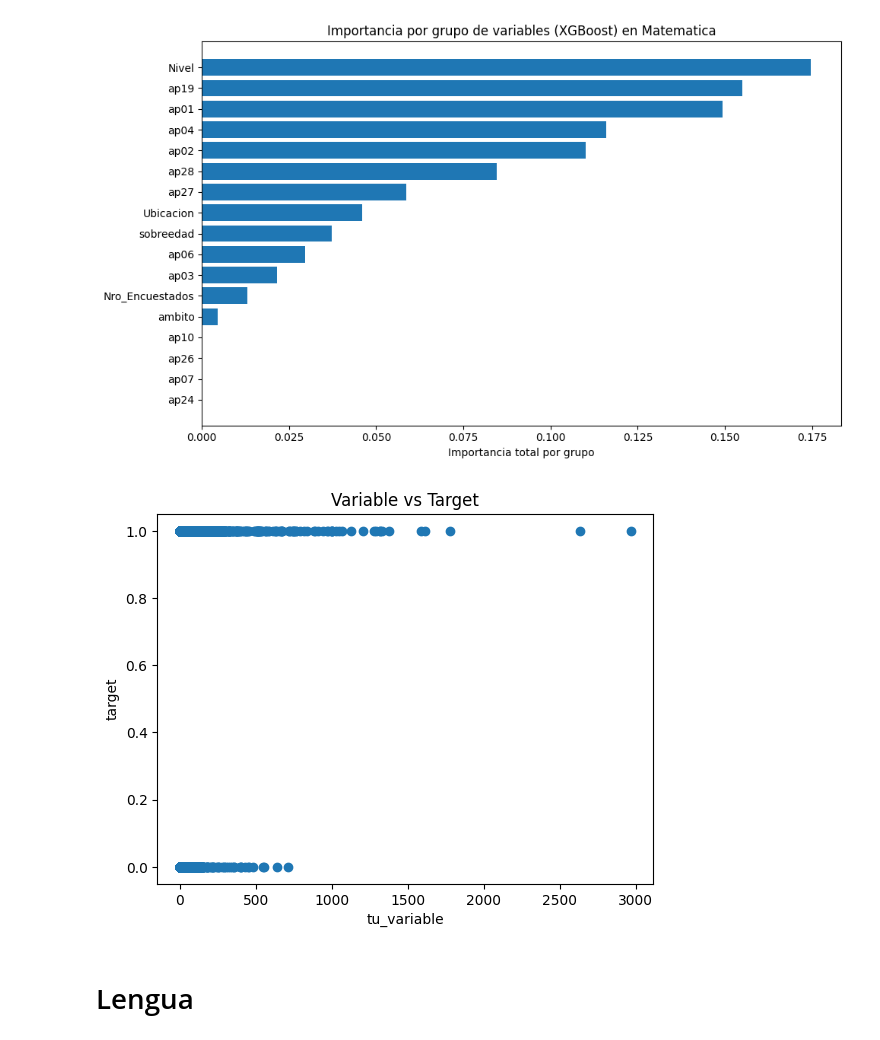
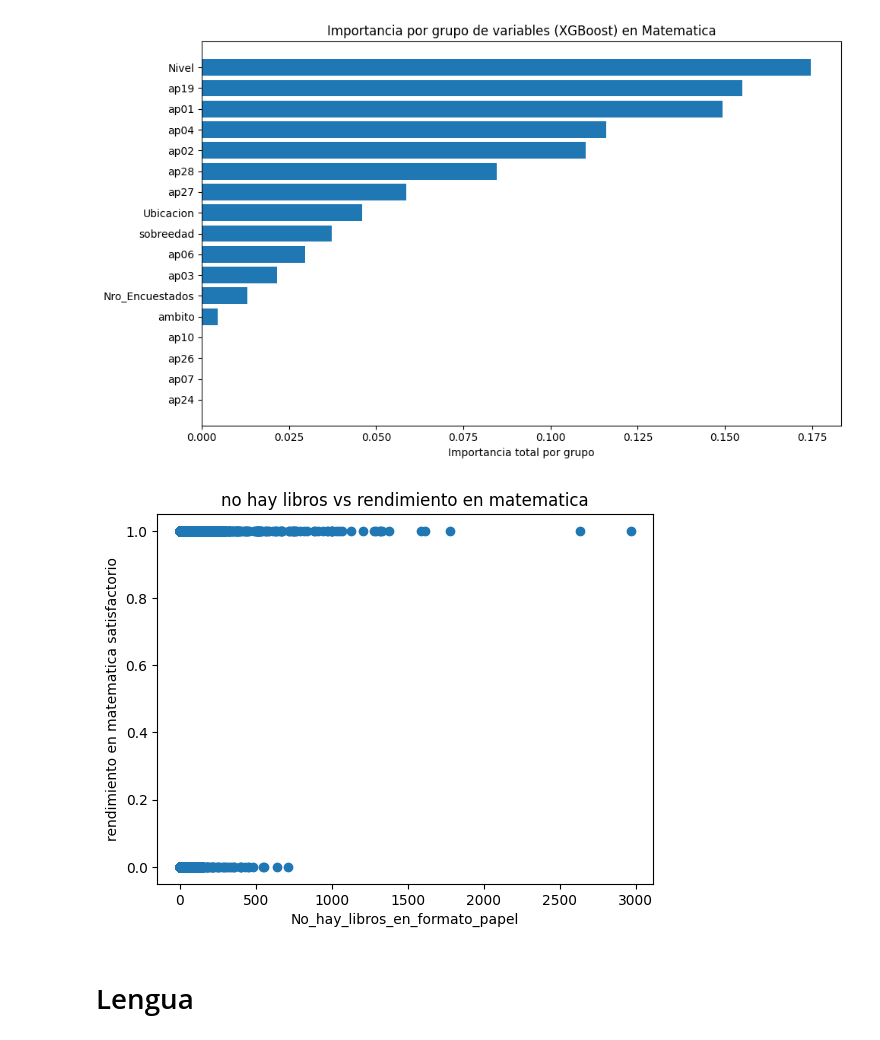
Before and after one commit to Juanchumu/Aprender2016-2024, a Jupyter notebook: notebooks/colab/Modelado_Aprender.ipynb, the cells around one changed output. Drawn from its saved outputs; the diff is of its cells as text; code cells hidden in the pictures.

```diff
--- a/notebooks/colab/Modelado_Aprender.ipynb
+++ b/notebooks/colab/Modelado_Aprender.ipynb
@@ -675,12 +675,12 @@ plt.show()
 # %%
 # @title
 plt.scatter(df['ap19_No_hay_libros_en_formato_papel'], df['m_rendimiento'])
-plt.xlabel('tu_variable')
-plt.ylabel('target')
-plt.title('Variable vs Target')
+plt.xlabel('No_hay_libros_en_formato_papel')
+plt.ylabel('rendimiento en matematica satisfactorio')
+plt.title('no hay libros vs rendimiento en matematica')
 plt.show()
 # %% [output]
-[figure, old version]
+[figure, new version]
 # %% [markdown]
 # Lengua
 # %% [markdown]
```
Also changed, not shown: parts of 1 cell of this notebook.
